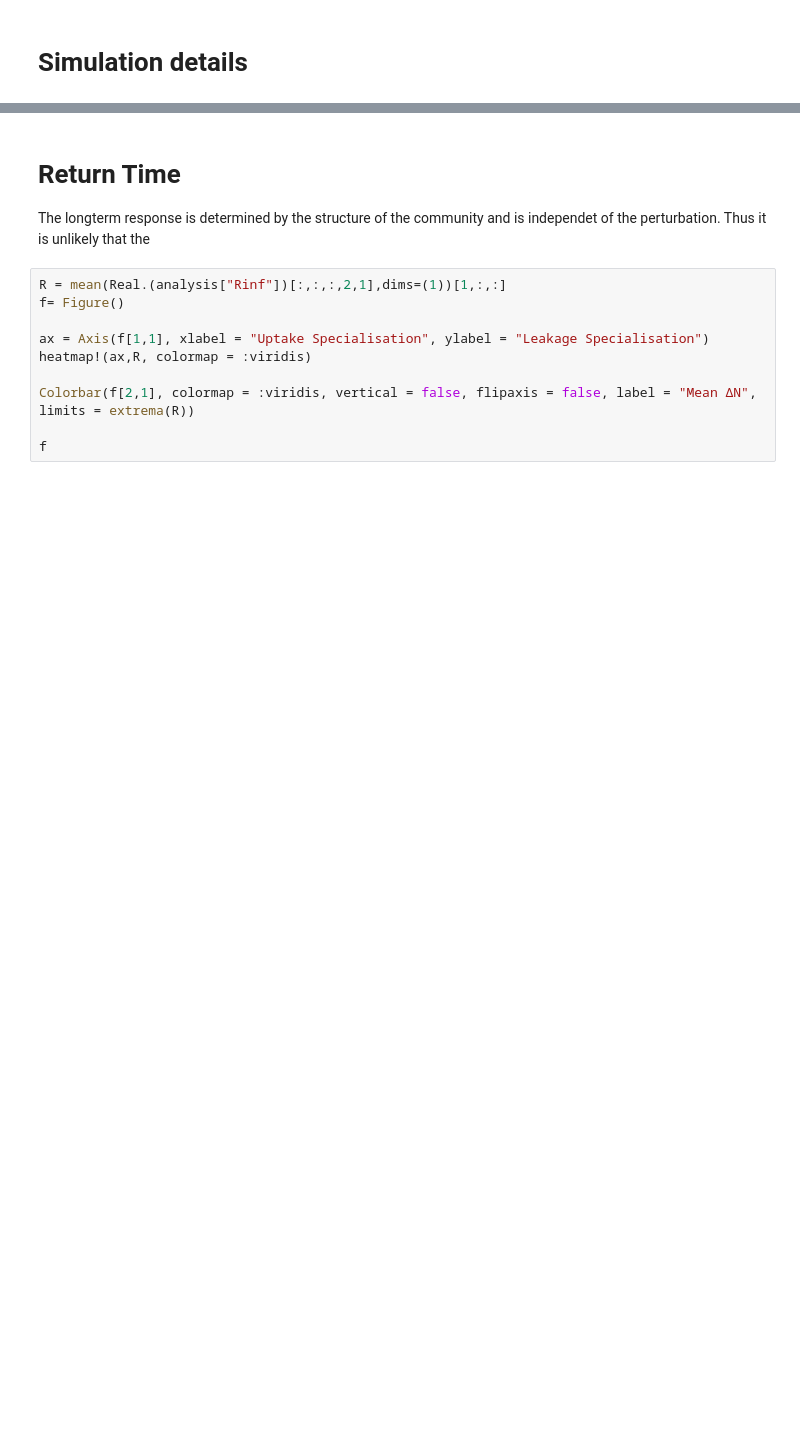
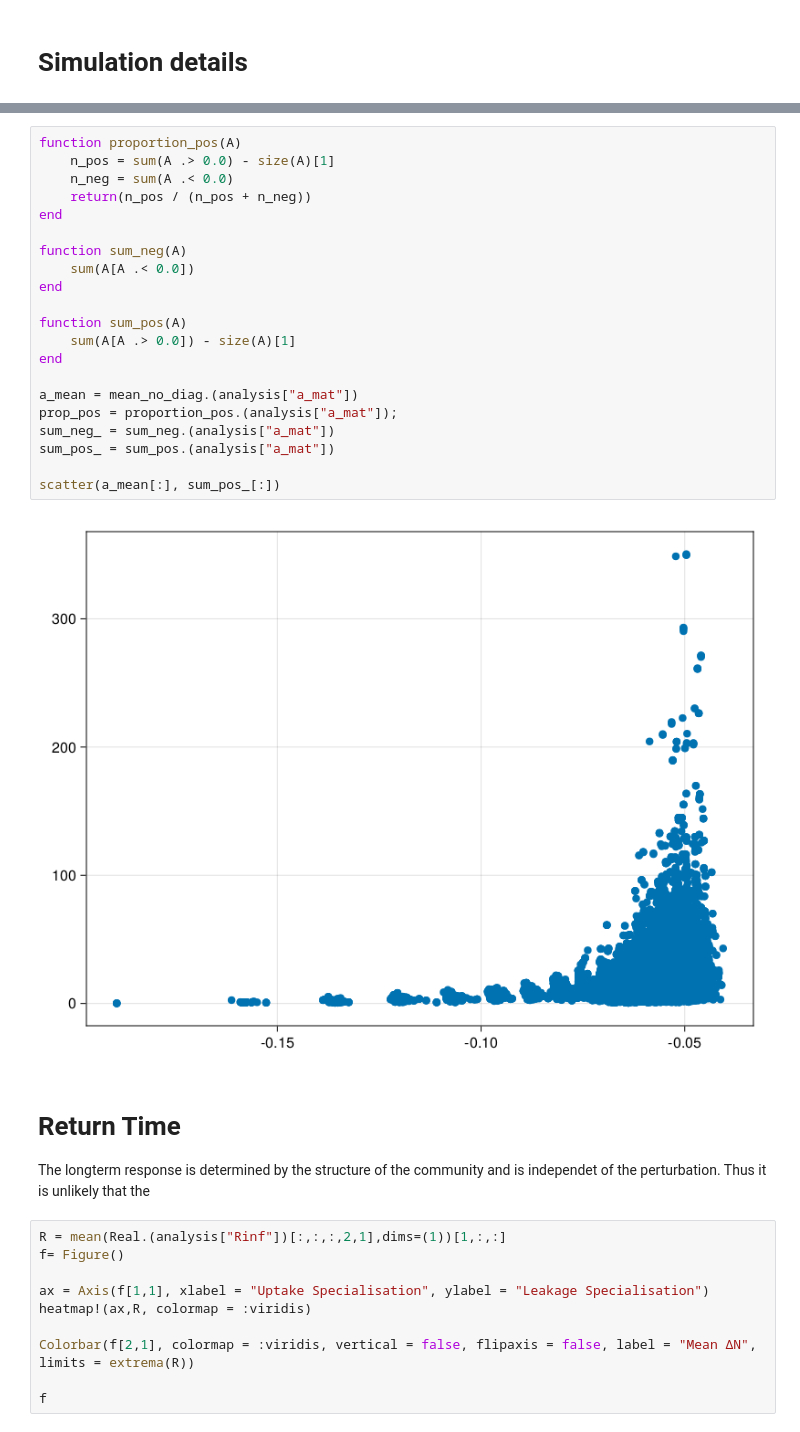
Before and after one commit to CleggTom/chemicalstressors, a Jupyter notebook: notebooks/detox_stress_model.ipynb, the cells around one changed output, grey strips where cells are left out. Drawn from its saved outputs; the diff is of its cells as text; blank space fills up the shorter version.

```diff
--- a/notebooks/detox_stress_model.ipynb
+++ b/notebooks/detox_stress_model.ipynb
@@ -172,6 +187,29 @@ s_vec = 10 .^ range(0, 2, length = N_u)
 mean_no_diag(A) = (sum(A) - sum(A[diagind(A)])) / (prod(size(A) .- [0, 1]))
 # %% [output]
 mean_no_diag (generic function with 1 method)
+# %%
+function proportion_pos(A)
+    n_pos = sum(A .> 0.0) - size(A)[1]
+    n_neg = sum(A .< 0.0)
+    return(n_pos / (n_pos + n_neg))
+end
+
+function sum_neg(A)
+    sum(A[A .< 0.0])
+end
+
+function sum_pos(A)
+    sum(A[A .> 0.0]) - size(A)[1]
+end
+
+a_mean = mean_no_diag.(analysis["a_mat"])
+prop_pos = proportion_pos.(analysis["a_mat"]);
+sum_neg_ = sum_neg.(analysis["a_mat"])
+sum_pos_ = sum_pos.(analysis["a_mat"])
+
+scatter(a_mean[:], sum_pos_[:])
+# %% [output]
+[figure, added]
 # %% [markdown]
 # Return Time
 
```
Also changed, not shown: parts of 61 cells of this notebook, 3 other files.
